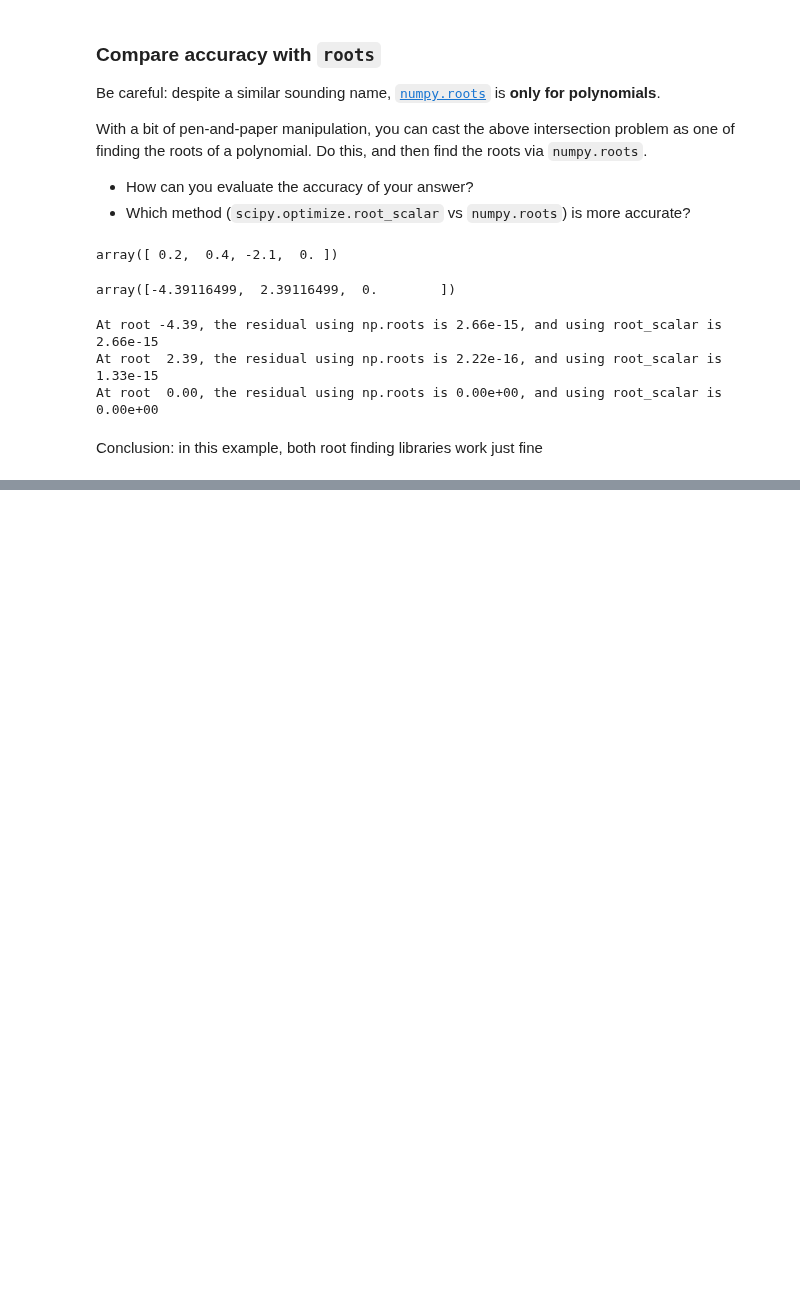
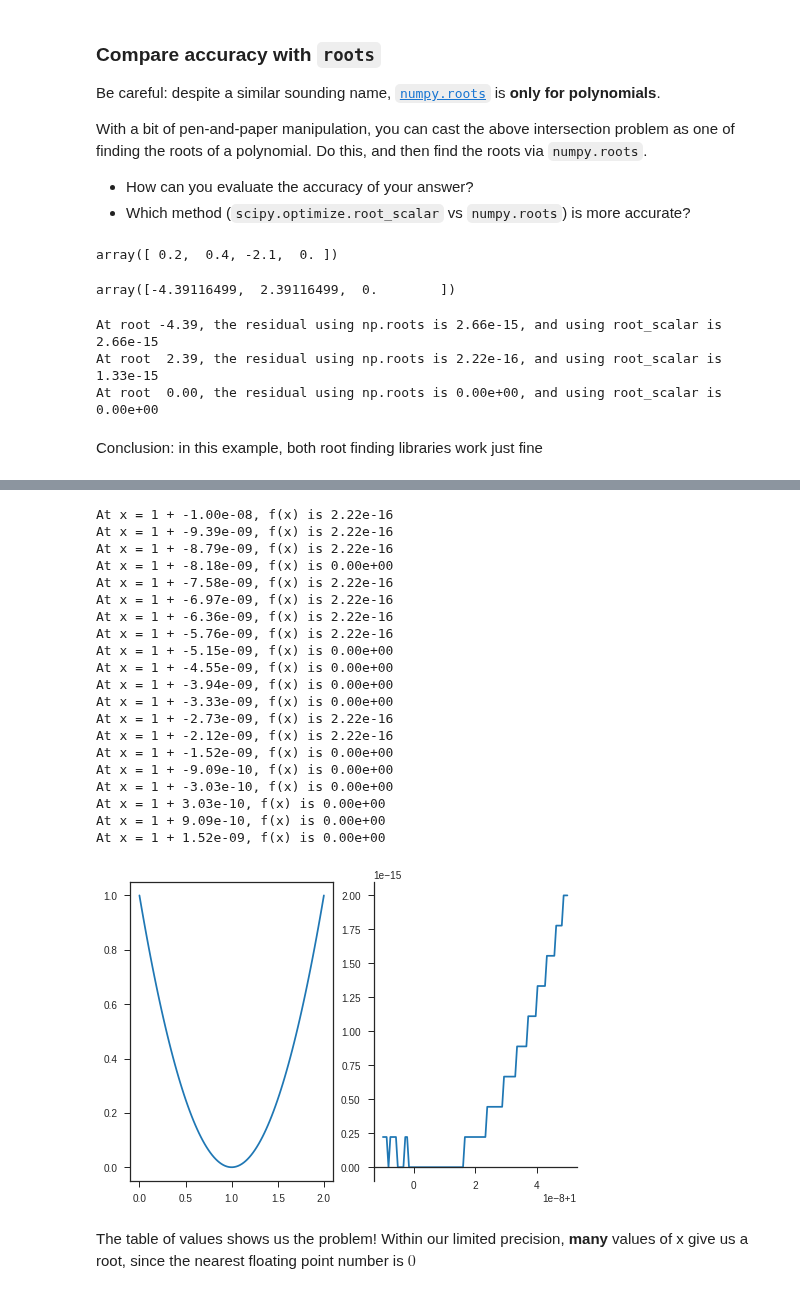
Before and after one commit to stephenbeckr/numerical-analysis-class, a Jupyter notebook: Demos/Ch2_Intersection_GraphingCalculator.ipynb, the cells around one changed output, grey strips where cells are left out. Cells and saved outputs as stored; diff of their text form; code cells hidden in the pictures; blank space fills up the shorter version.

```diff
--- a/Demos/Ch2_Intersection_GraphingCalculator.ipynb
+++ b/Demos/Ch2_Intersection_GraphingCalculator.ipynb
@@ -137,0 +153,8 @@ Conclusion: in this example, both root finding libraries work just fine
+# %%
+
+trueRoots = (1,1+1e-8)
+coeff = np.poly( trueRoots  )
+f     = lambda x : np.polyval( coeff, x )
+
+r_numpy = np.roots( coeff )
+r_numpy
@@ -137,0 +169,43 @@ Conclusion: in this example, both root finding libraries work just fine
+# %%
+fig, ax = plt.subplots(1,2);
+x = np.linspace(0,2,100)
+ax[0].plot( x, f(x) );
+
+# Zoom in a bit
+x = np.linspace(1-1e-8,1+5e-8,100);
+ax[1].plot( x, f(x) );
+ax[1].spines['bottom'].set_position('zero')
+ax[1].spines['top'].set_color('none')
+ax[1].spines['right'].set_color('none')
+f( x[9] )
+
+# from sympy import init_printing
+# init_printing()
+# list(zip( range(20), f( x[:20] ).tolist() ))
+
+for xx, fx in zip( x[:20], f( x[:20] ) ):
+  print("At x = 1 + {:5.2e}, f(x) is {:5.2e}".format(xx-1,fx) )
+# %% [output]
+At x = 1 + -1.00e-08, f(x) is 2.22e-16
+At x = 1 + -9.39e-09, f(x) is 2.22e-16
+At x = 1 + -8.79e-09, f(x) is 2.22e-16
+At x = 1 + -8.18e-09, f(x) is 0.00e+00
+At x = 1 + -7.58e-09, f(x) is 2.22e-16
+At x = 1 + -6.97e-09, f(x) is 2.22e-16
+At x = 1 + -6.36e-09, f(x) is 2.22e-16
+At x = 1 + -5.76e-09, f(x) is 2.22e-16
+At x = 1 + -5.15e-09, f(x) is 0.00e+00
+At x = 1 + -4.55e-09, f(x) is 0.00e+00
+At x = 1 + -3.94e-09, f(x) is 0.00e+00
+At x = 1 + -3.33e-09, f(x) is 0.00e+00
+At x = 1 + -2.73e-09, f(x) is 2.22e-16
+At x = 1 + -2.12e-09, f(x) is 2.22e-16
+At x = 1 + -1.52e-09, f(x) is 0.00e+00
+At x = 1 + -9.09e-10, f(x) is 0.00e+00
+At x = 1 + -3.03e-10, f(x) is 0.00e+00
+At x = 1 + 3.03e-10, f(x) is 0.00e+00
+At x = 1 + 9.09e-10, f(x) is 0.00e+00
+At x = 1 + 1.52e-09, f(x) is 0.00e+00
+[figure, added]
+# %% [markdown]
+The table of values shows us the problem!  Within our limited precision, **many** values of x give us a root, since the nearest floating point number is $0$
```
Also changed, not shown: parts of 13 cells of this notebook.
